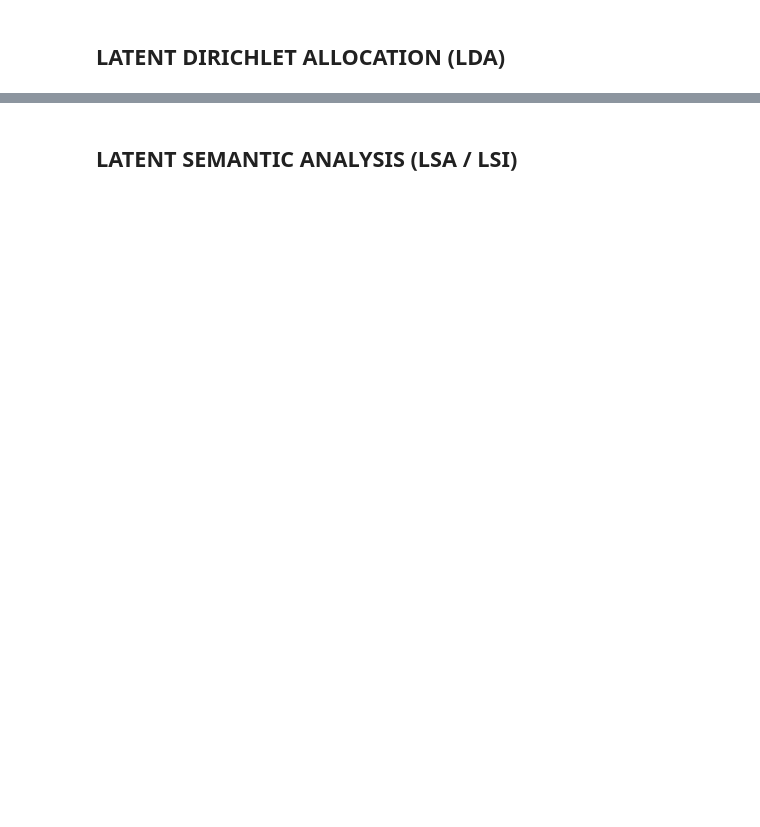
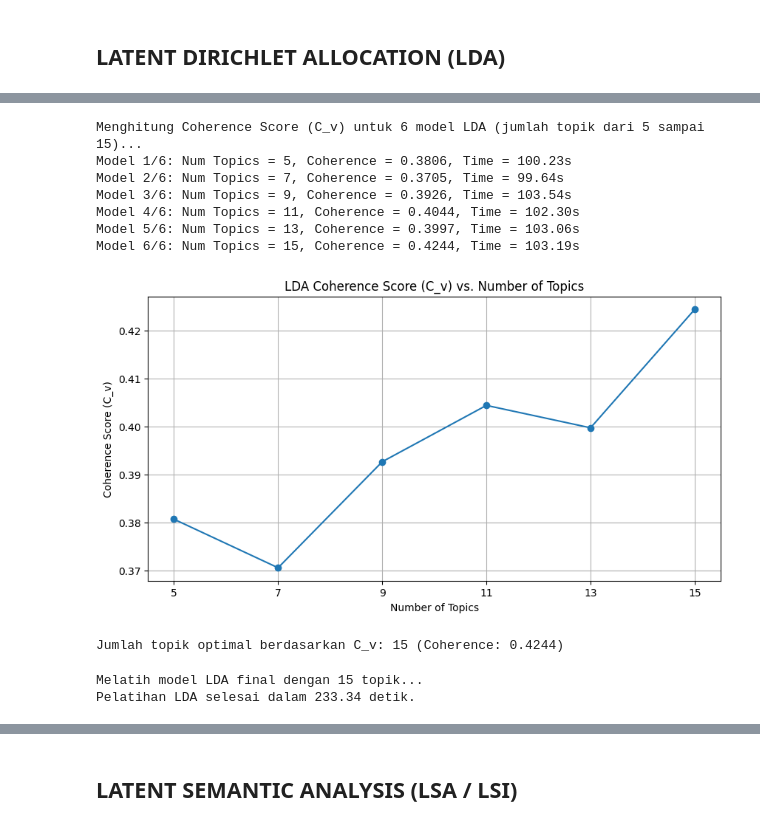
Before and after one commit to research-bocah-gundar/fesmaro-2025, a Jupyter notebook: fesmaro-2025-analisis-big-data-lsalda.ipynb, the cells around one changed output, grey strips where cells are left out. Saved outputs shown, nothing was run; the diff lists cells and outputs as text; code cells hidden in the pictures; blank space fills up the shorter version.

```diff
--- a/fesmaro-2025-analisis-big-data-lsalda.ipynb
+++ b/fesmaro-2025-analisis-big-data-lsalda.ipynb
@@ -433,0 +317,78 @@ Visualisasi siap ditampilkan.
+# %%
+# --- Jalankan Perhitungan Koherensi (Sesuaikan range jika perlu) ---
+# PERINGATAN: Ini bisa sangat lama (beberapa menit hingga jam tergantung data & hardware)
+# Jika terlalu lama, Anda bisa skip bagian ini dan langsung set num_topics_lda secara manual.
+COMPUTE_COHERENCE = True # Set ke True untuk menjalankan, False untuk skip
+NUM_TOPICS_START = 5
+NUM_TOPICS_LIMIT = 16
+NUM_TOPICS_STEP = 2
+coherence_values_lda = []
+num_topics_range_lda = []
+
+if COMPUTE_COHERENCE:
+    coherence_values_lda, num_topics_range_lda = compute_coherence_values(
+        dictionary=dictionary,
+        corpus=corpus_bow, # LDA biasanya pakai BoW
+        texts=tokenized_texts,
+        start=NUM_TOPICS_START,
+        limit=NUM_TOPICS_LIMIT,
+        step=NUM_TOPICS_STEP
+    )
+
+    # --- Plot Coherence Scores ---
+    if coherence_values_lda:
+        plt.figure(figsize=(10, 5))
+        plt.plot(num_topics_range_lda, coherence_values_lda, marker='o')
+        plt.title('LDA Coherence Score (C_v) vs. Number of Topics')
+        plt.xlabel("Number of Topics")
+        plt.ylabel("Coherence Score (C_v)")
+        plt.xticks(num_topics_range_lda)
+        plt.grid(True)
+        plt.show()
+
+        # Pilih jumlah topik dengan skor koherensi tertinggi
+        optimal_lda_topics_index = np.argmax(coherence_values_lda)
+        optimal_num_topics_lda = num_topics_range_lda[optimal_lda_topics_index]
+        print(f"\nJumlah topik optimal berdasarkan C_v: {optimal_num_topics_lda} (Coherence: {coherence_values_lda[optimal_lda_topics_index]:.4f})")
+    else:
+        print("\nTidak ada skor koherensi yang dihitung.")
+        optimal_num_topics_lda = 5 # Default jika tidak dihitung
+        print(f"Menggunakan jumlah topik default: {optimal_num_topics_lda}")
+else:
+    print("\nPerhitungan Coherence Score dilewati. Menggunakan jumlah topik yang ditentukan manual.")
+    # Tentukan jumlah topik secara manual jika tidak menghitung koherensi
+    # Nilai ini HARUS disesuaikan berdasarkan pemahaman domain atau hasil eksperimen sebelumnya.
+    optimal_num_topics_lda = 5
+    print(f"Jumlah topik LDA diatur ke: {optimal_num_topics_lda}")
+# %% [output]
+Menghitung Coherence Score (C_v) untuk 6 model LDA (jumlah topik dari 5 sampai 15)...
+Model 1/6: Num Topics = 5, Coherence = 0.3806, Time = 100.23s
+Model 2/6: Num Topics = 7, Coherence = 0.3705, Time = 99.64s
+Model 3/6: Num Topics = 9, Coherence = 0.3926, Time = 103.54s
+Model 4/6: Num Topics = 11, Coherence = 0.4044, Time = 102.30s
+Model 5/6: Num Topics = 13, Coherence = 0.3997, Time = 103.06s
+Model 6/6: Num Topics = 15, Coherence = 0.4244, Time = 103.19s
+[figure, added]
+Jumlah topik optimal berdasarkan C_v: 15 (Coherence: 0.4244)
+# %%
+# --- 4.2. Melatih Model LDA Final ---
+print(f"\nMelatih model LDA final dengan {optimal_num_topics_lda} topik...")
+start_time = time.time()
+# Gunakan parameter yang sama seperti saat tuning (jika dilakukan)
+# passes=15 atau 20 mungkin lebih baik untuk hasil akhir
+lda_model = LdaModel(corpus=corpus_bow,
+                     id2word=dictionary,
+                     num_topics=optimal_num_topics_lda,
+                     random_state=42,
+                     passes=15, # Lebih banyak pass untuk model final
+                     alpha='auto',
+                     eta='auto',
+                     # chunksize=2000, # Default gensim, sesuaikan jika perlu
+                     # update_every=1, # Default: update model setelah setiap chunk (online)
+                     # eval_every=None # Default: jangan evaluasi perplexity selama training
+                    )
+end_time = time.time()
+print(f"Pelatihan LDA selesai dalam {end_time - start_time:.2f} detik.")
+# %% [output]
+Melatih model LDA final dengan 15 topik...
+Pelatihan LDA selesai dalam 233.34 detik.
```
Also changed, not shown: parts of 19 cells of this notebook, 3 other files.
